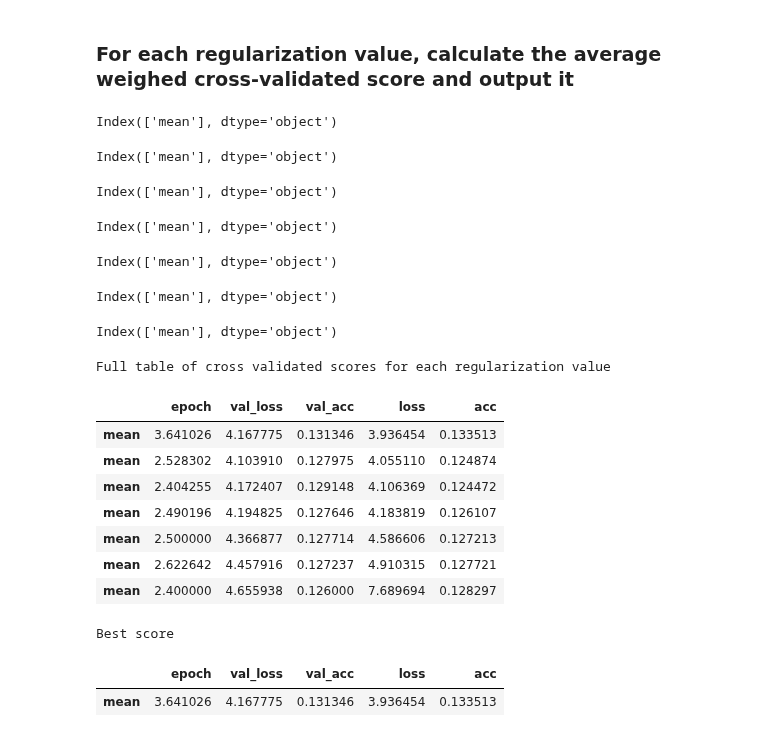
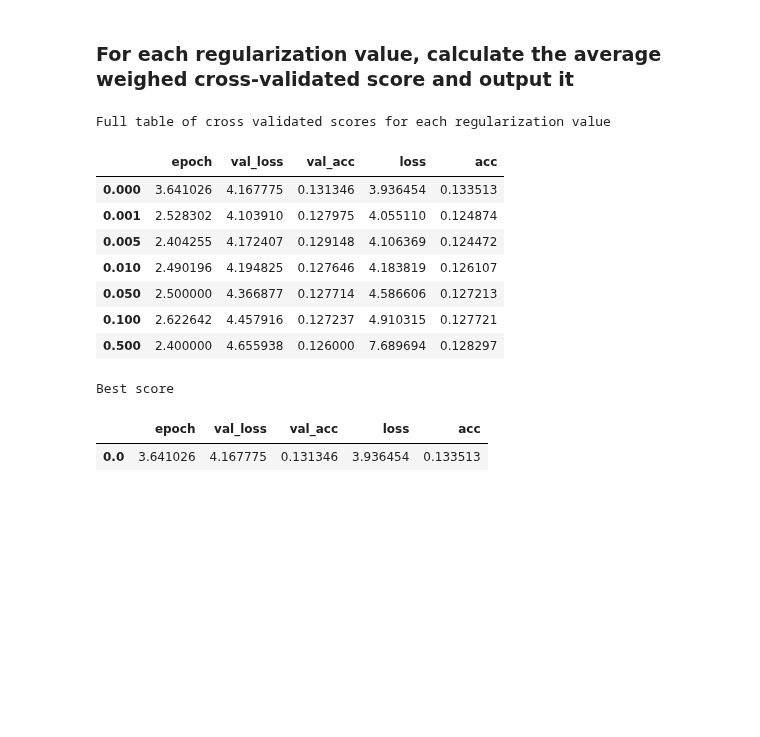
Before and after one commit to laureleo/chord-prediction, a Jupyter notebook: run-2.ipynb, the cells around one changed output. Drawn from its saved outputs; the diff is of its cells as text; code cells hidden in the pictures; blank space fills up the shorter version.

```diff
--- a/run-2.ipynb
+++ b/run-2.ipynb
@@ -185,51 +185,42 @@ AVERAGES = pd.DataFrame()
 #For each level of regularization
 for regularization, cvscores in RESULTS.groupby(level=0):
     average = pd.DataFrame()
 
     #Iterate through all folds and extract the highest weighed validation scores
     for opus, fold in cvscores.groupby(level=1):
 
         #Weigh all metrics by the amount of chords in the opus validated on
         #weight = (data[data['op'] == opus]).shape[0]
         #fold = fold[['val_loss', 'val_acc', 'loss', 'acc']] * weight
 
         #Retrieve the best score
         best = fold[fold['val_acc'] == fold['val_acc'].max()]
         average = average.append(best)
 
     #Make a pretty dataframe of the mean
     average = average.describe().loc[['mean']]
-    #average['reg'] = regularization
-    #average = average.set_index(average['reg']).drop(columns='reg')
-    display(average.index)
+    average = average.rename(index={'mean': regularization})
 
     #Take the mean scores for this regularization value and store them in AVERAGE for comparisons
     AVERAGES = AVERAGES.append(average)
 
 BEST = AVERAGES[AVERAGES['val_acc'] == AVERAGES['val_acc'].max()]
 
 print("Full table of cross validated scores for each regularization value")
 display(AVERAGES)
 
 print("Best score")
 display(BEST)
 # %% [output]
-Index(['mean'], dtype='object')
+Full table of cross validated scores for each regularization value
+|  | epoch | val_loss | val_acc | loss | acc |
+| 0.000 | 3.641026 | 4.167775 | 0.131346 | 3.936454 | 0.133513 |
+| 0.001 | 2.528302 | 4.103910 | 0.127975 | 4.055110 | 0.124874 |
+| 0.005 | 2.404255 | 4.172407 | 0.129148 | 4.106369 | 0.124472 |
+| 0.010 | 2.490196 | 4.194825 | 0.127646 | 4.183819 | 0.126107 |
+| 0.050 | 2.500000 | 4.366877 | 0.127714 | 4.586606 | 0.127213 |
+| 0.100 | 2.622642 | 4.457916 | 0.127237 | 4.910315 | 0.127721 |
+| 0.500 | 2.400000 | 4.655938 | 0.126000 | 7.689694 | 0.128297 |
-Index(['mean'], dtype='object')
+Best score
-Index(['mean'], dtype='object')
-Index(['mean'], dtype='object')
-Index(['mean'], dtype='object')
-Index(['mean'], dtype='object')
-Index(['mean'], dtype='object')
-Full table of cross validated scores for each regularization value
-|  | epoch | val_loss | val_acc | loss | acc |
-| mean | 3.641026 | 4.167775 | 0.131346 | 3.936454 | 0.133513 |
-| mean | 2.528302 | 4.103910 | 0.127975 | 4.055110 | 0.124874 |
-| mean | 2.404255 | 4.172407 | 0.129148 | 4.106369 | 0.124472 |
-| mean | 2.490196 | 4.194825 | 0.127646 | 4.183819 | 0.126107 |
-| mean | 2.500000 | 4.366877 | 0.127714 | 4.586606 | 0.127213 |
-| mean | 2.622642 | 4.457916 | 0.127237 | 4.910315 | 0.127721 |
-| mean | 2.400000 | 4.655938 | 0.126000 | 7.689694 | 0.128297 |
-Best score
 |  | epoch | val_loss | val_acc | loss | acc |
-| mean | 3.641026 | 4.167775 | 0.131346 | 3.936454 | 0.133513 |
+| 0.0 | 3.641026 | 4.167775 | 0.131346 | 3.936454 | 0.133513 |
```
Also changed, not shown: parts of 4 cells of this notebook, 1 other file.
